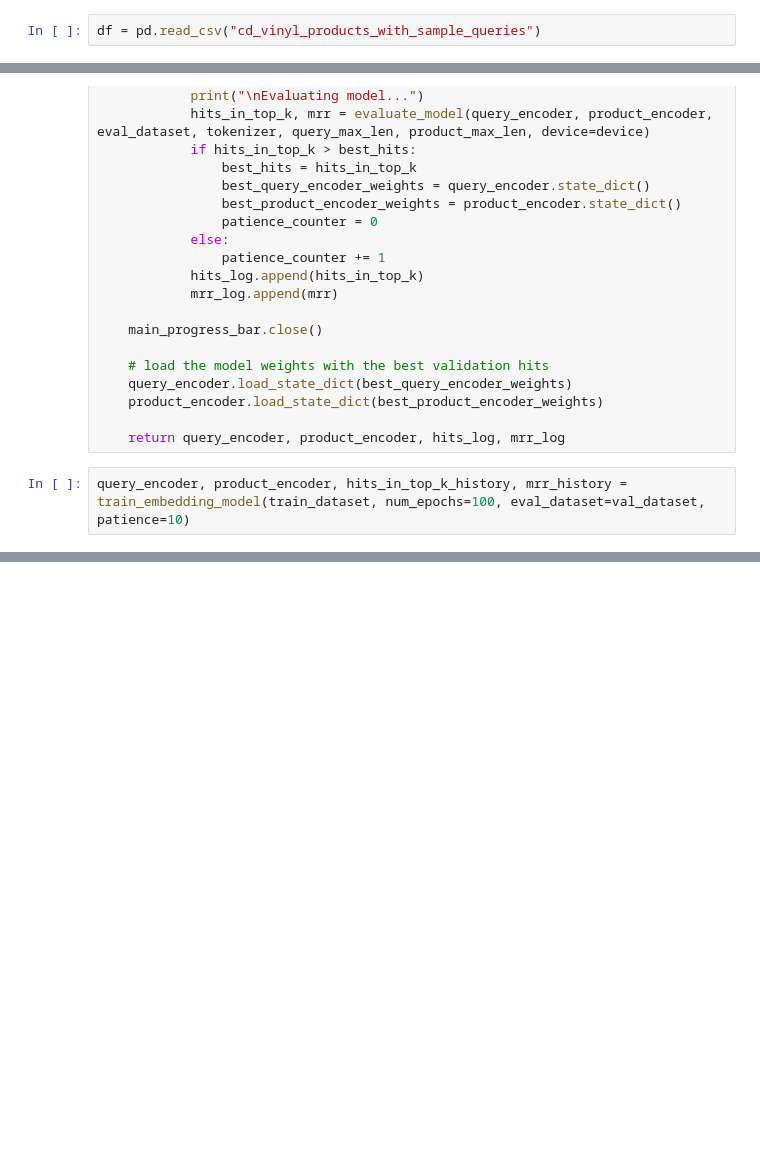
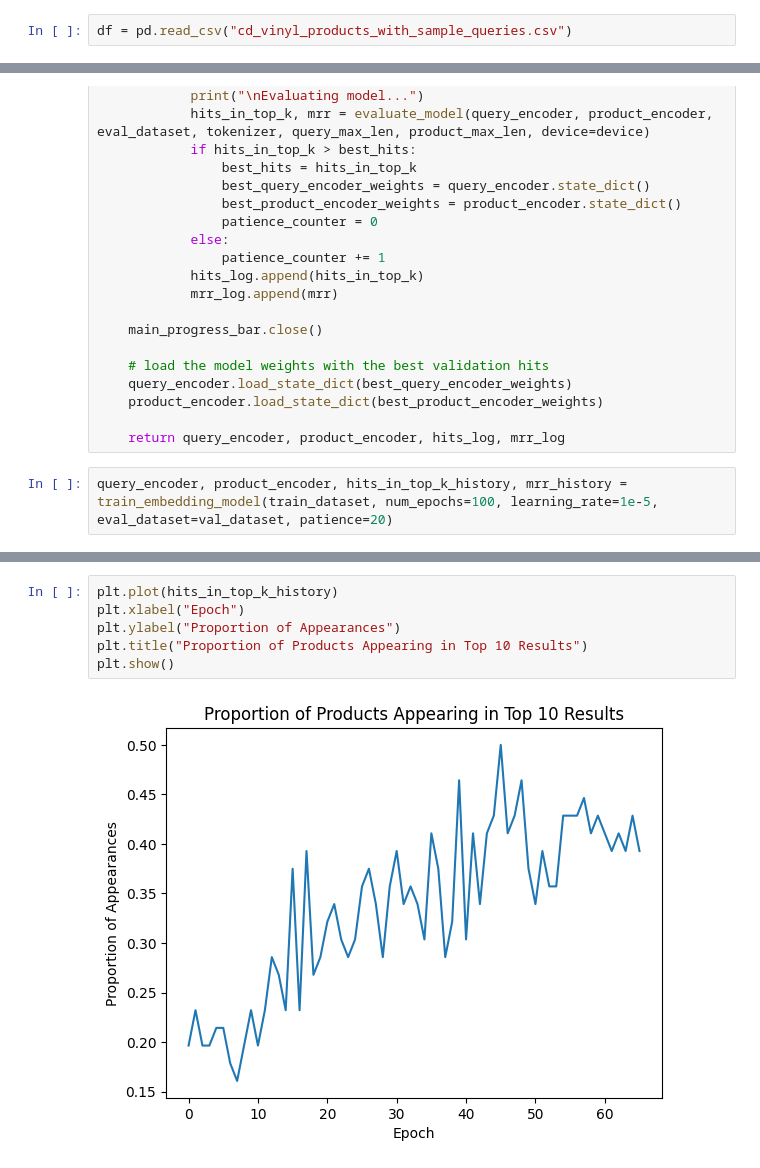
Before and after one commit to the-data-science-union/DSU-W2025-Improving-Marketplace-Search, a Jupyter notebook: dual_encoder_cd_vinyl_products.ipynb, the cells around one changed output, grey strips where cells are left out. Cells and saved outputs as stored; diff of their text form; blank space fills up the shorter version.

Commit message:
Train CD and Vinyl Dual Encoder

```diff
--- a/dual_encoder_cd_vinyl_products.ipynb
+++ b/dual_encoder_cd_vinyl_products.ipynb
@@ -31,7 +31,7 @@ class ProductSearchDataset(torch.utils.data.Dataset):
 
         return query, product_desc, product_id, product_cluster
 # %%
-df = pd.read_csv("cd_vinyl_products_with_sample_queries")
+df = pd.read_csv("cd_vinyl_products_with_sample_queries.csv")
 # %%
 df.head()
 # %% [output]
@@ -364,5 +364,5 @@ def train_embedding_model(dataset, num_epochs=10, learning_rate=1e-4, eval_datas
 
     return query_encoder, product_encoder, hits_log, mrr_log
 # %%
-query_encoder, product_encoder, hits_in_top_k_history, mrr_history = train_embedding_model(train_dataset, num_epochs=100, eval_dataset=val_dataset, patience=10)
+query_encoder, product_encoder, hits_in_top_k_history, mrr_history = train_embedding_model(train_dataset, num_epochs=100, learning_rate=1e-5, eval_dataset=val_dataset, patience=20)
 # %% [output]
@@ -388,0 +404,8 @@ KeyboardInterrupt:
+# %%
+plt.plot(hits_in_top_k_history)
+plt.xlabel("Epoch")
+plt.ylabel("Proportion of Appearances")
+plt.title("Proportion of Products Appearing in Top 10 Results")
+plt.show()
+# %% [output]
+[figure, added]
```
Also changed, not shown: parts of 4 cells of this notebook.
